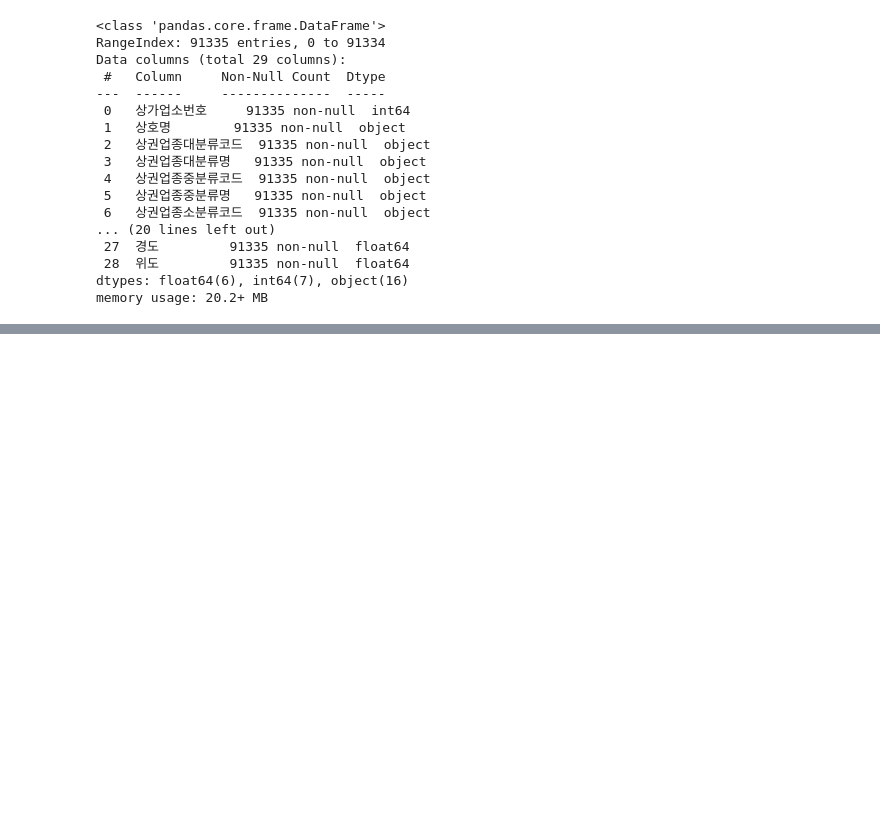
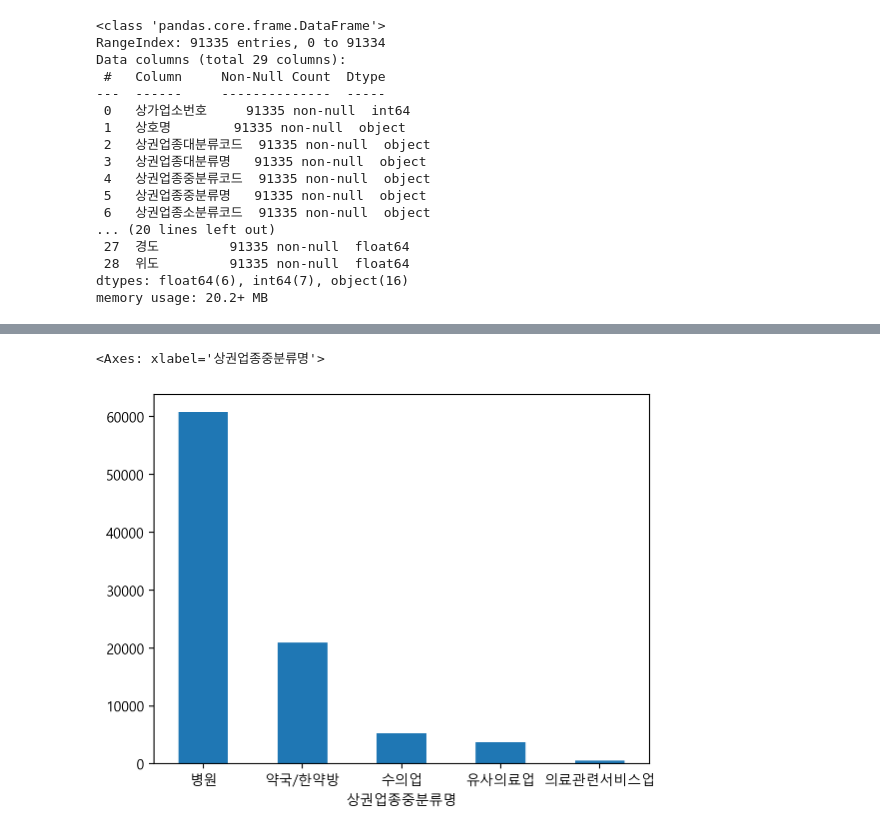
Before and after one commit to sangeun99/data-science-boostcourse, a Jupyter notebook: lecture-note/05.open-data-analysis.ipynb, the cells around one changed output, grey strips where cells are left out. Saved outputs shown, nothing was run; the diff lists cells and outputs as text; code cells hidden in the pictures; blank space fills up the shorter version.

```diff
--- a/lecture-note/05.open-data-analysis.ipynb
+++ b/lecture-note/05.open-data-analysis.ipynb
@@ -254,0 +458,3 @@ memory usage: 20.2+ MB
+# %%
+c = df["상권업종중분류명"].value_counts()
+c
@@ -254,0 +480,5 @@ memory usage: 20.2+ MB
+# %%
+c.plot.bar(rot=0)
+# %% [output]
+<Axes: xlabel='상권업종중분류명'>
+[figure, added]
```
Also changed, not shown: parts of 45 cells of this notebook.
